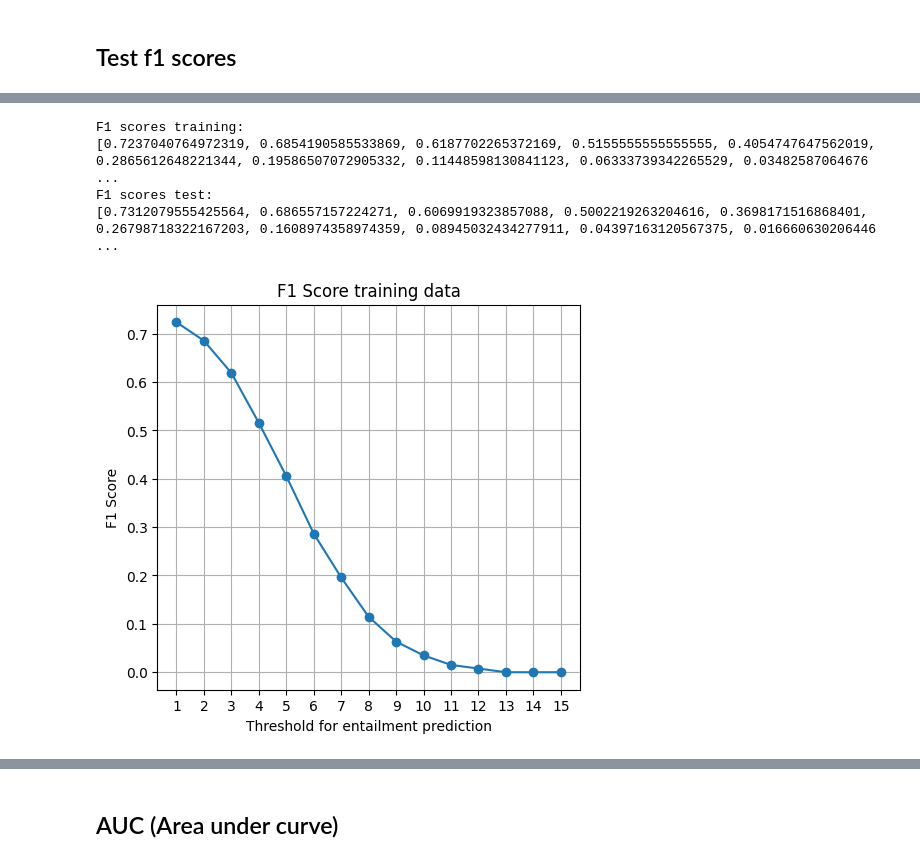
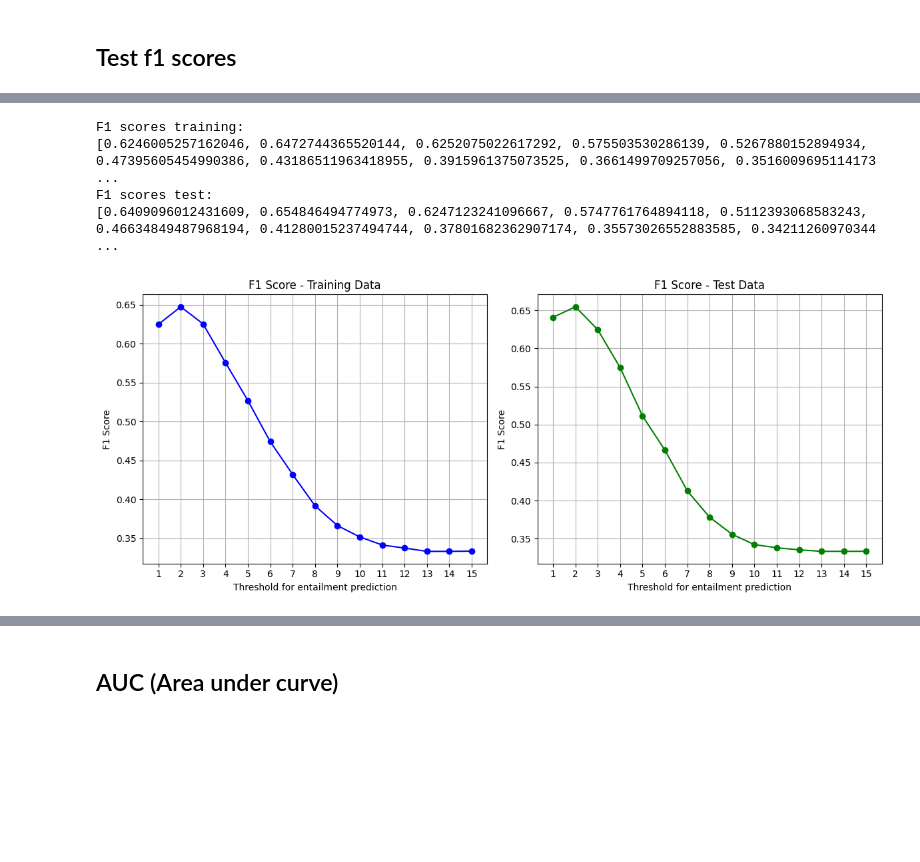
Before and after one commit to AlfonsoGhislieri/NLI-bias, a Jupyter notebook: final.ipynb, the cells around one changed output, grey strips where cells are left out. Drawn from its saved outputs; the diff is of its cells as text; code cells hidden in the pictures; blank space fills up the shorter version.

Commit message:
added weighted f1 score

```diff
--- a/final.ipynb
+++ b/final.ipynb
@@ -438,7 +438,7 @@ def determine_label_accuracy(df, correct_threshold):
 
     return df
 # %%
-def determine_label_accuracy_multiple(df, max_correct_threshold=len(hypotheses['race'])):
+def set_predictions_multiple(df, max_correct_threshold=len(hypotheses['race'])):
     def is_bias(row, n_labels):
         labels = ast.literal_eval(row['labels'])
         if sum(label == 'entailment' for label in labels) >= n_labels:
@@ -462,8 +462,8 @@ def determine_label_accuracy_multiple(df, max_correct_threshold=len(hypotheses['
 
     return df
 # %%
-df_training_multiple = determine_label_accuracy_multiple(combined_training_df, 15)
-df_test_multiple = determine_label_accuracy_multiple(combined_test_df, 15)
+df_training_multiple = set_predictions_multiple(combined_training_df, 15)
+df_test_multiple = set_predictions_multiple(combined_test_df, 15)
 # %%
 def map_label_to_numeric(label):
     label_mapping = {
@@ -483,7 +483,7 @@ def calculate_multiple_f1_scores(df):
     true_labels = df['bias']
     true_label_encoded = list(map(map_label_to_numeric, true_labels))
 
-    f1 = f1_score(true_label_encoded, predicted_label_encoded)
+    f1 = f1_score(true_label_encoded, predicted_label_encoded, average='weighted')
     f1_scores.append(f1)
 
   return f1_scores
@@ -527,19 +507,33 @@ print('F1 scores test:')
 print(f1_scores_test)
 # %% [output]
 F1 scores training:
-[0.7237040764972319, 0.6854190585533869, 0.6187702265372169, 0.5155555555555555, 0.4054747647562019, 0.2865612648221344, 0.19586507072905332, 0.11448598130841123, 0.06333739342265529, 0.03482587064676 ...
+[0.6246005257162046, 0.6472744365520144, 0.6252075022617292, 0.575503530286139, 0.5267880152894934, 0.47395605454990386, 0.43186511963418955, 0.3915961375073525, 0.3661499709257056, 0.3516009695114173 ...
 F1 scores test:
-[0.7312079555425564, 0.686557157224271, 0.6069919323857088, 0.5002219263204616, 0.3698171516868401, 0.26798718322167203, 0.1608974358974359, 0.08945032434277911, 0.04397163120567375, 0.016660630206446 ...
+[0.6409096012431609, 0.654846494774973, 0.6247123241096667, 0.5747761764894118, 0.5112393068583243, 0.46634849487968194, 0.41280015237494744, 0.37801682362907174, 0.35573026552883585, 0.34211260970344 ...
 # %%
+import matplotlib.pyplot as plt
+
 plt.figure(figsize=(12, 5))
 
-# Plot for 'Bias_f1'
+# Plot for training data
 plt.subplot(1, 2, 1)
-plt.plot(range(1, len(f1_scores_training) + 1), f1_scores_training, marker='o')
+plt.plot(range(1, len(f1_scores_training) + 1), f1_scores_training, marker='o', color='blue')
 plt.xlabel('Threshold for entailment prediction')
 plt.ylabel('F1 Score')
-plt.title('F1 Score training data')
+plt.title('F1 Score - Training Data')
 plt.xticks(range(1, len(f1_scores_training) + 1))
 plt.grid()
+
+# Plot for test data
+plt.subplot(1, 2, 2)
+plt.plot(range(1, len(f1_scores_test) + 1), f1_scores_test, marker='o', color='green')
+plt.xlabel('Threshold for entailment prediction')
+plt.ylabel('F1 Score')
+plt.title('F1 Score - Test Data')
+plt.xticks(range(1, len(f1_scores_test) + 1))
+plt.grid()
+
+plt.tight_layout()
+plt.show()
 # %% [output]
-[figure, old version]
+[figure, new version]
```
Also changed, not shown: parts of 8 cells of this notebook.
